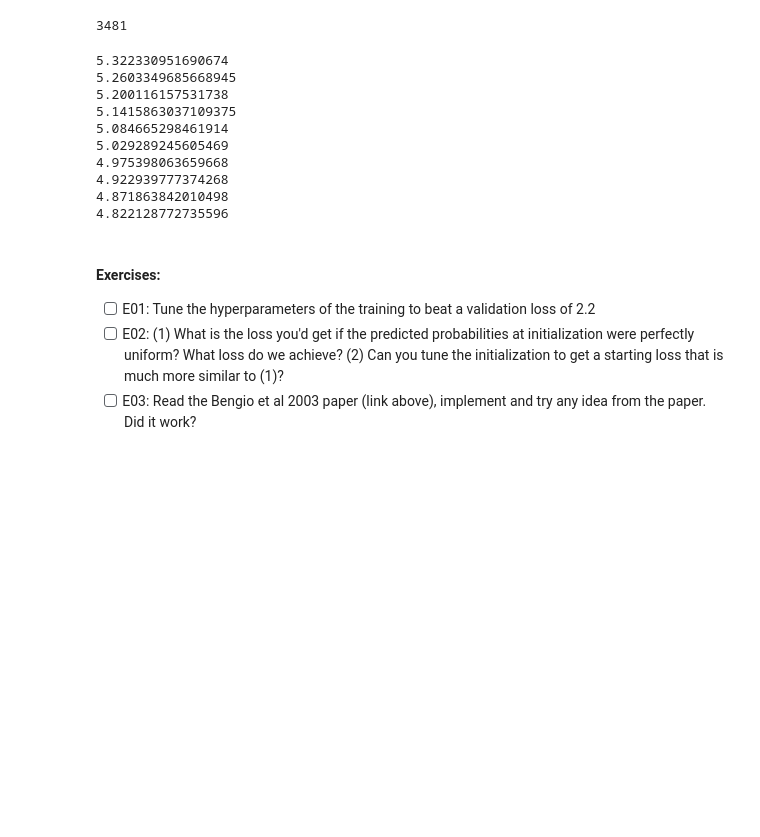
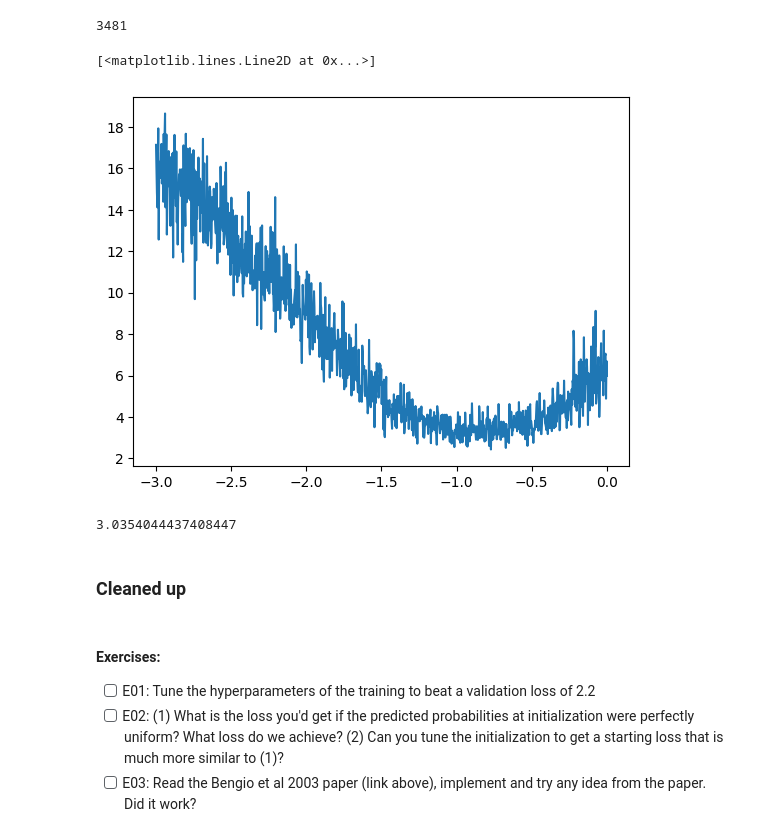
Before and after one commit to jcentner/makemore-repro, a Jupyter notebook: 01_MLP.ipynb, the cells around one changed output. Drawn from its saved outputs; the diff is of its cells as text; code cells hidden in the pictures; blank space fills up the shorter version.

Commit message:
learning rate search

```diff
--- a/01_MLP.ipynb
+++ b/01_MLP.ipynb
@@ -186,16 +184,26 @@ for p in parameters:
     p.requires_grad = True
 # %% [output]
 3481
+# %%
+# learning rate search space
+lre = torch.linspace(-3, 0, 1000) # log scale from 0.001 to 1.0
+lrs = 10**lre
 # %%
-for _ in range(10): # training loop
+lri = []
+lossi = []
+
+for i in range(1000): # training loop
+
+    # batch
+    ix = torch.randint(0, X.shape[0], (32,), generator=g) # random batch of 32 elements from the dataset
 
     # forward pass
-    emb = C[X] # embedding lookup: for every of the 38 tokens' 3 chars in X, we get a 2-dim vector from C
+    emb = C[X[ix]] # embedding lookup: for every of the 38 tokens' 3 chars in X, we get a 2-dim vector from C
     h = torch.tanh(emb.view(emb.shape[0], 6) @ W1 + b1) # hidden layer
     logits = h @ W2 + b2
 
     # same as the manual calculation from before, and more efficient (torch uses fused kernels, backward pass is simpler, well-behaved exp)
-    loss = F.cross_entropy(logits, Y)
+    loss = F.cross_entropy(logits, Y[ix])
 
     # backward pass
     for p in parameters:
@@ -203,18 +211,28 @@ for _ in range(10): # training loop
     loss.backward()
 
     # update
+    lr = lrs[i]
     for p in parameters:
-        p.data += -0.1 * p.grad # gradient descent step
+        p.data += -lr * p.grad # gradient descent step
 
-    print(loss.item())
+    # track learning rate search stats
+    lri.append(lre[i])
+    lossi.append(loss.item())
+
+# print(loss.item()) # loss per batch
-# %% [output]
-5.322330951690674
-5.2603349685668945
-5.200116157531738
-5.1415863037109375
-5.084665298461914
-5.029289245605469
-4.975398063659668
-4.922939777374268
-4.871863842010498
-4.822128772735596
+# %%
+plt.plot(lri, lossi)
+# typical plot of learning rate vs loss; too high is unstable, too low is slow
+# %% [output]
+[<matplotlib.lines.Line2D at 0x...>]
+[figure, added]
+# %%
+emb = C[X] # embedding lookup: for every of the 38 tokens' 3 chars in X, we get a 2-dim vector from C
+h = torch.tanh(emb.view(emb.shape[0], 6) @ W1 + b1) # hidden layer
+logits = h @ W2 + b2
+loss = F.cross_entropy(logits, Y)
+loss.item() # loss over entire training set
+# %% [output]
+3.0354044437408447
+# %% [markdown]
+### Cleaned up
```
Also changed, not shown: parts of 3 cells of this notebook.
